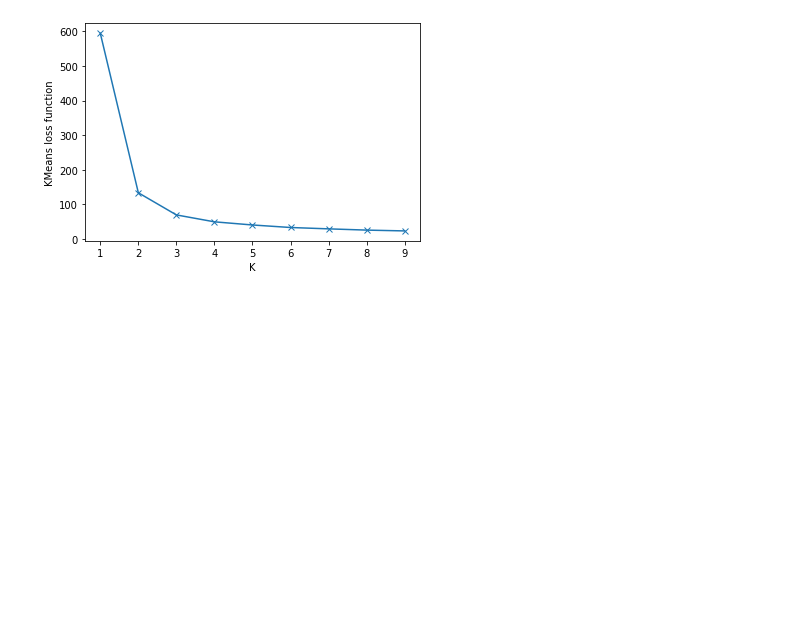
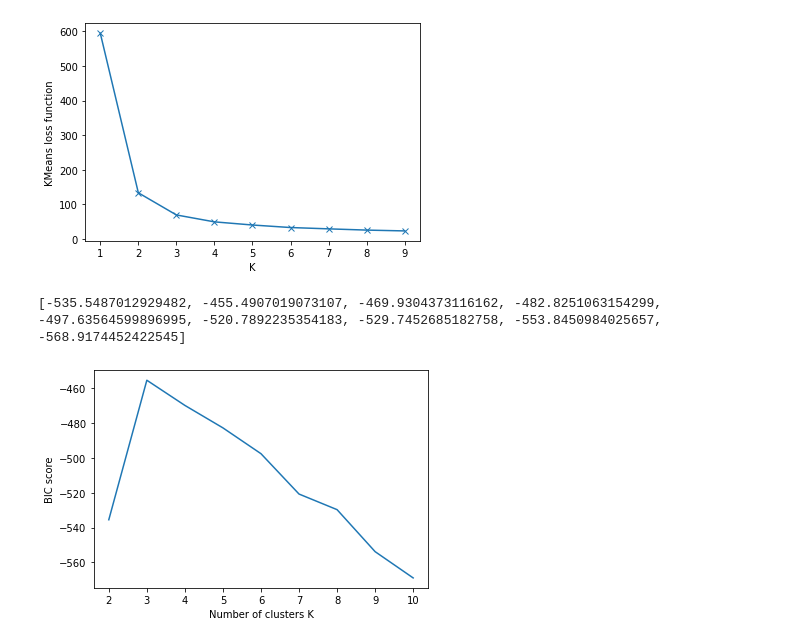
Before and after one commit to nimishbongale/KMeans-SVM-MLP_ISEB1, a Jupyter notebook: Assignment_KMeansKNN/kmeansbic.ipynb, the cells around one changed output. Saved outputs shown, nothing was run; the diff lists cells and outputs as text; code cells hidden in the pictures; blank space fills up the shorter version.

```diff
--- a/Assignment_KMeansKNN/kmeansbic.ipynb
+++ b/Assignment_KMeansKNN/kmeansbic.ipynb
@@ -36,12 +59,10 @@ fig.show()
 # %%
 #plot loss function to find elbow point (rough estimation)
-
-from sklearn.cluster import KMeans
 
 loss = []
 ks = range(1, 10, 1)
 for k in ks:
-    kmeans = KMeans(n_clusters=k, n_jobs=1)
+    kmeans = cluster.KMeans(n_clusters=k, n_jobs=1)
     kmeans.fit(X)
     loss.append(kmeans.inertia_)
 
@@ -51,4 +72,47 @@ plt.ylabel("KMeans loss function")
 plt.show()
 # %% [output]
 [figure]
+# %%
+def compute_bic(kmeans,X):
+    centers = [kmeans.cluster_centers_]
+    labels  = kmeans.labels_
+    m = kmeans.n_clusters
+    n = np.bincount(labels)
+    N, d = X.shape
+
+    # using euclidean distance
+    cl_var = (1.0 / (N - m) / d) * sum([sum(scipy.spatial.distance.cdist(X[np.where(labels == i)], [centers[0][i]],
+             'euclidean')) for i in range(m)])
+
+    BIC = np.sum([n[i] * np.log(n[i]) -
+               n[i] * np.log(N) -
+             ((n[i] * d) / 2) * np.log(2*np.pi*cl_var) -
+             ((n[i] - 1) * d/ 2) for i in range(m)]) -  0.5 * m * np.log(N) * (d+1)
+
+    return(BIC)
+
+
+
+from sklearn import datasets,cluster
+import scipy
+data=pd.read_csv('kmean_dataset.csv')
+X = data.to_numpy()
+Y = p_label
+
+ks = range(1,10)
+
+KMeans = [cluster.KMeans(n_clusters = i, init="k-means++").fit(X) for i in ks]
+BIC = [compute_bic(kmeansi,X) for kmeansi in KMeans]
+
+print(BIC)
+# %% [output]
+[-535.5487012929482, -455.4907019073107, -469.9304373116162, -482.8251063154299, -497.63564599896995, -520.7892235354183, -529.7452685182758, -553.8450984025657, -568.9174452422545]
+# %%
+import matplotlib.pyplot as plt
+plt.plot(range(2,11),BIC)
+plt.ylabel('BIC score')
+plt.xlabel('Number of clusters K')
+plt.show()
+# %% [output]
+[figure, added]
 # %%
```
Also changed, not shown: parts of 17 cells of this notebook, 1 other file.
